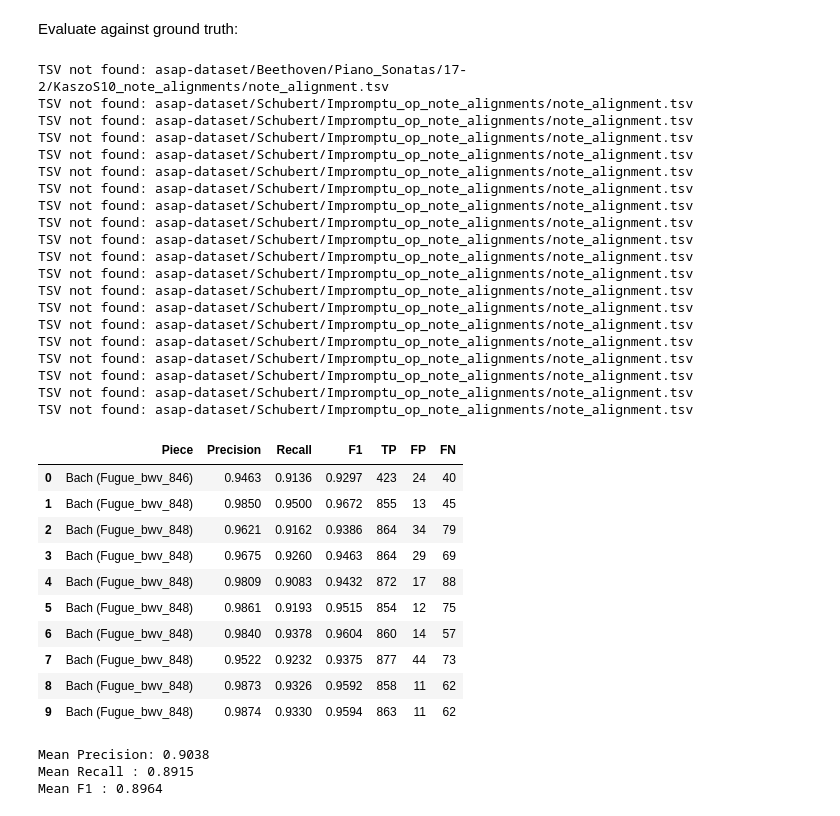
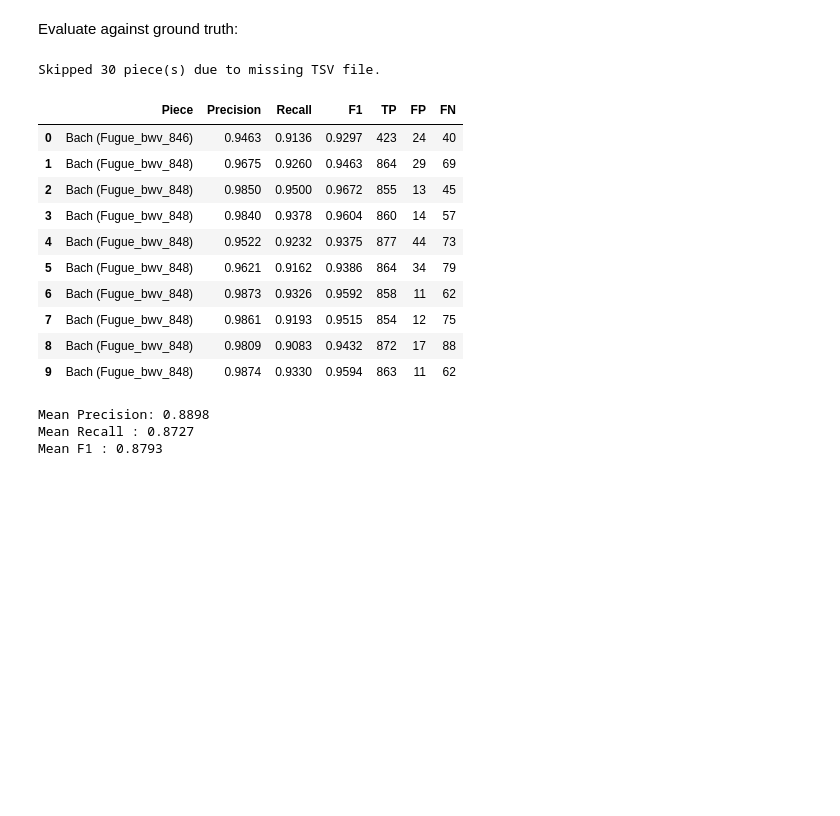
Before and after one commit to lambda-feedback/compareMusic, a Jupyter notebook: notebooks/Alignment_on_ASAPdataset.ipynb, the cells around one changed output. Saved outputs shown, nothing was run; the diff lists cells and outputs as text; code cells hidden in the pictures; blank space fills up the shorter version.

Commit message:
update evaluation results on more MIDI pieces

```diff
--- a/notebooks/Alignment_on_ASAPdataset.ipynb
+++ b/notebooks/Alignment_on_ASAPdataset.ipynb
@@ -152,7 +152,7 @@ def build_sample(ref_path, response_path, composer, title, metadata_row):
 # %% [markdown]
 For the (n)ASAP dataset, the `metadata.csv` lists every score/performance pair in the dataset, check that both MIDI files exist on disk.
 # %%
-def load_samples(asap_path, composer=None, max_notes=3500):
+def load_samples(asap_path, composer=None, max_notes=8000):
     """
     Read the ASAP metadata CSV and return a list of sample dicts
     for a specific composer only.
@@ -206,8 +206,8 @@ def load_samples(asap_path, composer=None, max_notes=3500):
                         samples.append(sample)
 
     print(f"Skipped {skipped} pairs due to exceeding max_notes limit of {max_notes}")
-    print(f"Loaded {len(samples)} score (reference) /performance (response) pairs.")
+    print(f"Loaded {len(samples)} score (reference) / performance (response) pairs.")
     return samples
 
-samples = load_samples(ASAP_PATH, composer=None, max_notes=3500)
+samples = load_samples(ASAP_PATH, composer=None, max_notes=8000)
 # %% [output]
@@ -600,63 +590,50 @@ def evaluate_one_piece(asap_path, metadata_row, event_details,
 import pandas as pd
 
 eval_rows = []
+skipped_count = 0
+
 for result in all_results:
     metrics = evaluate_one_piece(
         ASAP_PATH,
         result["metadata_row"],
         result["event_details"],
         result["response_events_normalized"],
         result["response_onset_offset"],
     )
     if metrics is not None:
         eval_rows.append({
             "Piece": result["composer"] + " (" + result["title"] + ")",
             "Precision": metrics["precision"],
             "Recall": metrics["recall"],
             "F1": metrics["f1"],
             "TP": metrics["tp"],
             "FP": metrics["fp"],
             "FN": metrics["fn"],
         })
+    else:
+        skipped_count += 1
+
+print(f"Skipped {skipped_count} piece(s) due to missing TSV file.")
 
 df_eval = pd.DataFrame(eval_rows)
 display(df_eval.head(10))
 
 print("Mean Precision:", round(df_eval["Precision"].mean(), 4))
 print("Mean Recall :", round(df_eval["Recall"].mean(), 4))
 print("Mean F1 :", round(df_eval["F1"].mean(), 4))
 # %% [output]
-TSV not found: asap-dataset/Beethoven/Piano_Sonatas/17-2/KaszoS10_note_alignments/note_alignment.tsv
-TSV not found: asap-dataset/Schubert/Impromptu_op_note_alignments/note_alignment.tsv
-TSV not found: asap-dataset/Schubert/Impromptu_op_note_alignments/note_alignment.tsv
-TSV not found: asap-dataset/Schubert/Impromptu_op_note_alignments/note_alignment.tsv
-TSV not found: asap-dataset/Schubert/Impromptu_op_note_alignments/note_alignment.tsv
-TSV not found: asap-dataset/Schubert/Impromptu_op_note_alignments/note_alignment.tsv
-TSV not found: asap-dataset/Schubert/Impromptu_op_note_alignments/note_alignment.tsv
-TSV not found: asap-dataset/Schubert/Impromptu_op_note_alignments/note_alignment.tsv
-TSV not found: asap-dataset/Schubert/Impromptu_op_note_alignments/note_alignment.tsv
-TSV not found: asap-dataset/Schubert/Impromptu_op_note_alignments/note_alignment.tsv
-TSV not found: asap-dataset/Schubert/Impromptu_op_note_alignments/note_alignment.tsv
-TSV not found: asap-dataset/Schubert/Impromptu_op_note_alignments/note_alignment.tsv
-TSV not found: asap-dataset/Schubert/Impromptu_op_note_alignments/note_alignment.tsv
-TSV not found: asap-dataset/Schubert/Impromptu_op_note_alignments/note_alignment.tsv
-TSV not found: asap-dataset/Schubert/Impromptu_op_note_alignments/note_alignment.tsv
-TSV not found: asap-dataset/Schubert/Impromptu_op_note_alignments/note_alignment.tsv
-TSV not found: asap-dataset/Schubert/Impromptu_op_note_alignments/note_alignment.tsv
-TSV not found: asap-dataset/Schubert/Impromptu_op_note_alignments/note_alignment.tsv
-TSV not found: asap-dataset/Schubert/Impromptu_op_note_alignments/note_alignment.tsv
-TSV not found: asap-dataset/Schubert/Impromptu_op_note_alignments/note_alignment.tsv
+Skipped 30 piece(s) due to missing TSV file.
 |  | Piece | Precision | Recall | F1 | TP | FP | FN |
 | 0 | Bach (Fugue_bwv_846) | 0.9463 | 0.9136 | 0.9297 | 423 | 24 | 40 |
-| 1 | Bach (Fugue_bwv_848) | 0.9850 | 0.9500 | 0.9672 | 855 | 13 | 45 |
-| 2 | Bach (Fugue_bwv_848) | 0.9621 | 0.9162 | 0.9386 | 864 | 34 | 79 |
-| 3 | Bach (Fugue_bwv_848) | 0.9675 | 0.9260 | 0.9463 | 864 | 29 | 69 |
-| 4 | Bach (Fugue_bwv_848) | 0.9809 | 0.9083 | 0.9432 | 872 | 17 | 88 |
-| 5 | Bach (Fugue_bwv_848) | 0.9861 | 0.9193 | 0.9515 | 854 | 12 | 75 |
-| 6 | Bach (Fugue_bwv_848) | 0.9840 | 0.9378 | 0.9604 | 860 | 14 | 57 |
-| 7 | Bach (Fugue_bwv_848) | 0.9522 | 0.9232 | 0.9375 | 877 | 44 | 73 |
-| 8 | Bach (Fugue_bwv_848) | 0.9873 | 0.9326 | 0.9592 | 858 | 11 | 62 |
+| 1 | Bach (Fugue_bwv_848) | 0.9675 | 0.9260 | 0.9463 | 864 | 29 | 69 |
+| 2 | Bach (Fugue_bwv_848) | 0.9850 | 0.9500 | 0.9672 | 855 | 13 | 45 |
+| 3 | Bach (Fugue_bwv_848) | 0.9840 | 0.9378 | 0.9604 | 860 | 14 | 57 |
+| 4 | Bach (Fugue_bwv_848) | 0.9522 | 0.9232 | 0.9375 | 877 | 44 | 73 |
+| 5 | Bach (Fugue_bwv_848) | 0.9621 | 0.9162 | 0.9386 | 864 | 34 | 79 |
+| 6 | Bach (Fugue_bwv_848) | 0.9873 | 0.9326 | 0.9592 | 858 | 11 | 62 |
+| 7 | Bach (Fugue_bwv_848) | 0.9861 | 0.9193 | 0.9515 | 854 | 12 | 75 |
+| 8 | Bach (Fugue_bwv_848) | 0.9809 | 0.9083 | 0.9432 | 872 | 17 | 88 |
 | 9 | Bach (Fugue_bwv_848) | 0.9874 | 0.9330 | 0.9594 | 863 | 11 | 62 |
-Mean Precision: 0.9038
-Mean Recall : 0.8915
-Mean F1 : 0.8964
+Mean Precision: 0.8898
+Mean Recall : 0.8727
+Mean F1 : 0.8793
```
Also changed, not shown: parts of 5 cells of this notebook.
